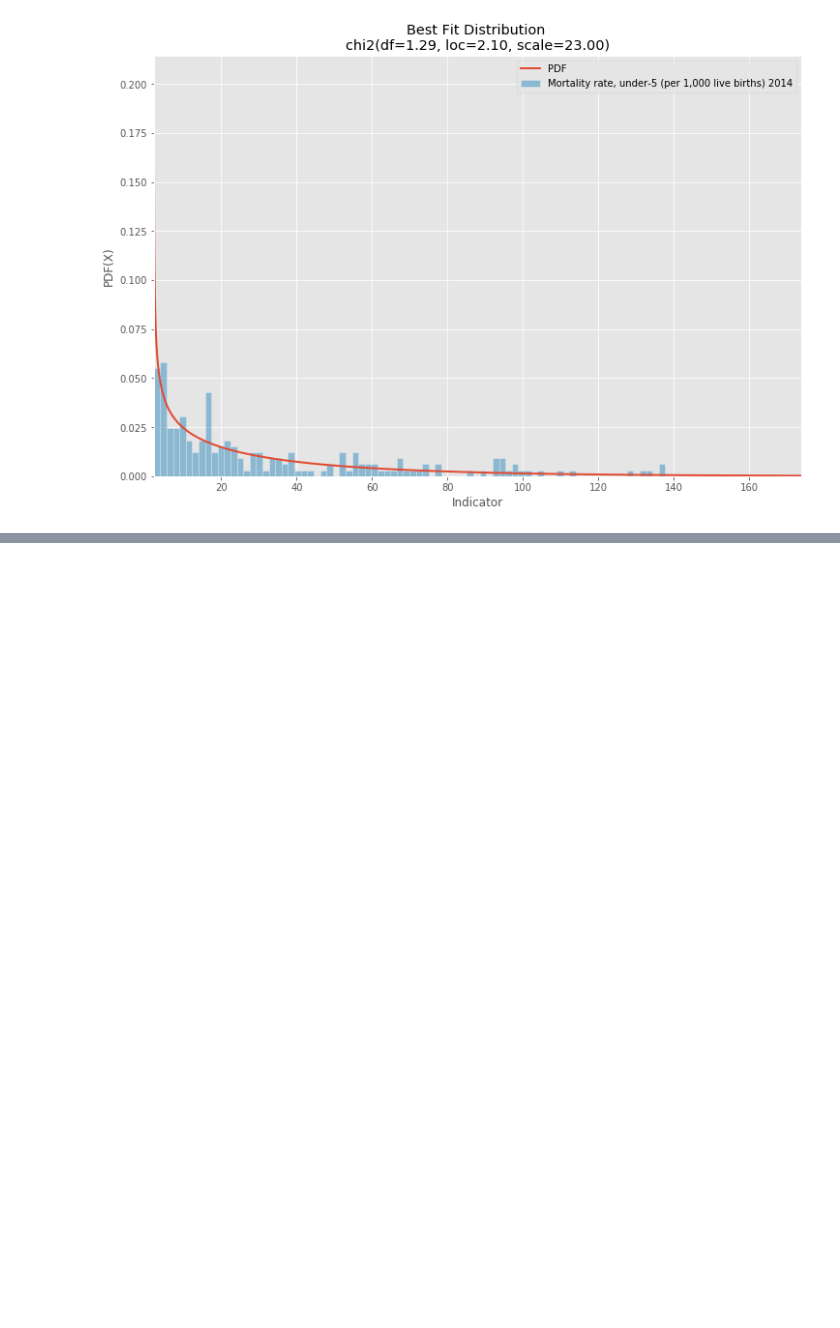
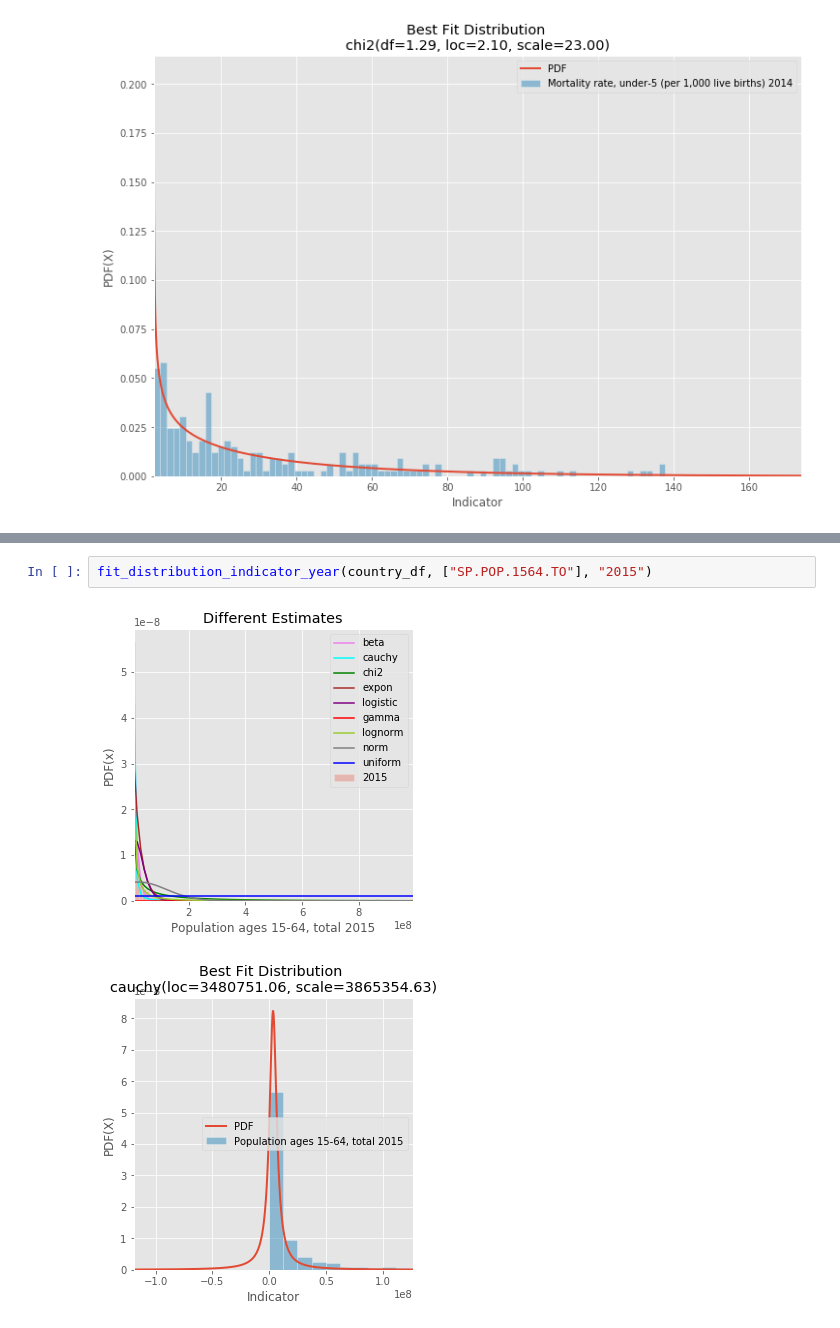
Before and after one commit to arpit-saxena/MTL390-term-paper, a Jupyter notebook: playV2.ipynb, the cells around one changed output, grey strips where cells are left out. Drawn from its saved outputs; the diff is of its cells as text; blank space fills up the shorter version.

```diff
--- a/playV2.ipynb
+++ b/playV2.ipynb
@@ -386,0 +527,5 @@ fit_distribution_indicator_year(country_df, ["SH.DYN.MORT"], "2014")
+# %%
+fit_distribution_indicator_year(country_df, ["SP.POP.1564.TO"], "2015")
+# %% [output]
+[figure, added]
+[figure, added]
```
Also changed, not shown: parts of 25 cells of this notebook, 1 other file.
